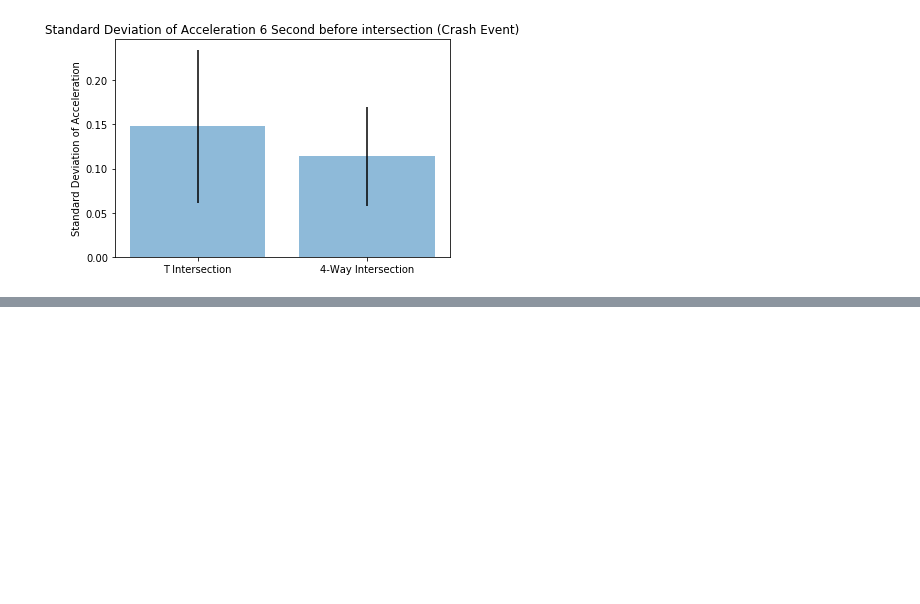
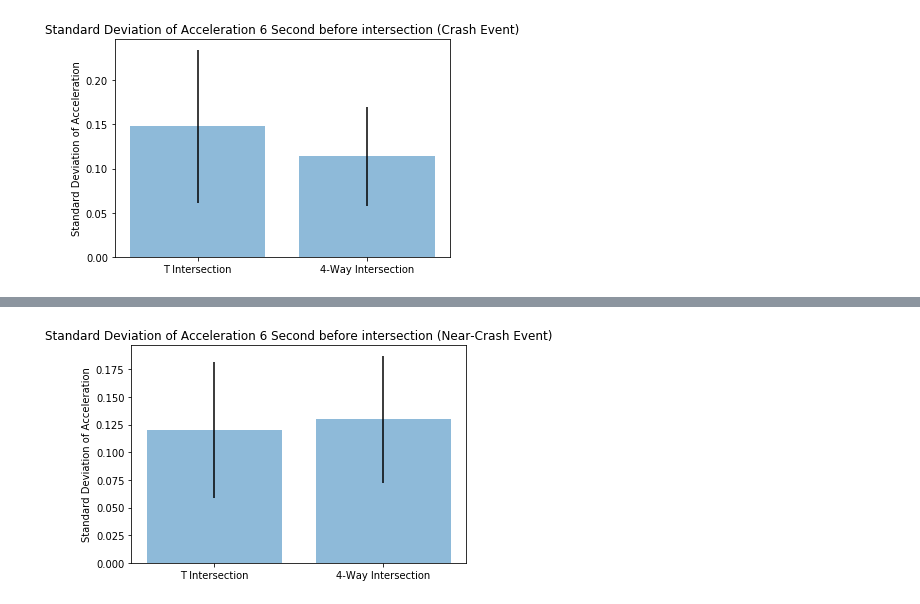
Before and after one commit to imraviagrawal/SHPR2video_git, a Jupyter notebook: Descriptive statistics.ipynb, the cells around one changed output, grey strips where cells are left out. Drawn from its saved outputs; the diff is of its cells as text; code cells hidden in the pictures; blank space fills up the shorter version.

```diff
--- a/Descriptive statistics.ipynb
+++ b/Descriptive statistics.ipynb
@@ -177,0 +208,12 @@ plotFunction(["T Intersection", "4-Way Intersection"], intTypeMean.tolist(),
+# %%
+# Selecting the data for the intersection type T and 4-way
+# and ploting the mean and standard deviation accleration 6 second before the intersection Near Crash
+
+intTypeMean = filledData[((filledData.intersection_type == 1.) | (filledData.intersection_type == 2.)) & (filledData.crashStatus==1)].groupby(["intersection_type"])[['6_std_Acceleration']].mean()["6_std_Acceleration"]
+intTypeStd = filledData[((filledData.intersection_type == 1.) | (filledData.intersection_type == 2.)) & (filledData.crashStatus==1)].groupby(["intersection_type"])[['6_std_Acceleration']].std()["6_std_Acceleration"]
+
+
+plotFunction(["T Intersection", "4-Way Intersection"], intTypeMean.tolist(),
+             intTypeStd.tolist(), "Standard Deviation of Acceleration", "Standard Deviation of Acceleration 6 Second before intersection (Near-Crash Event)")
+# %% [output]
+[figure, added]
```
Also changed, not shown: parts of 12 cells of this notebook.
